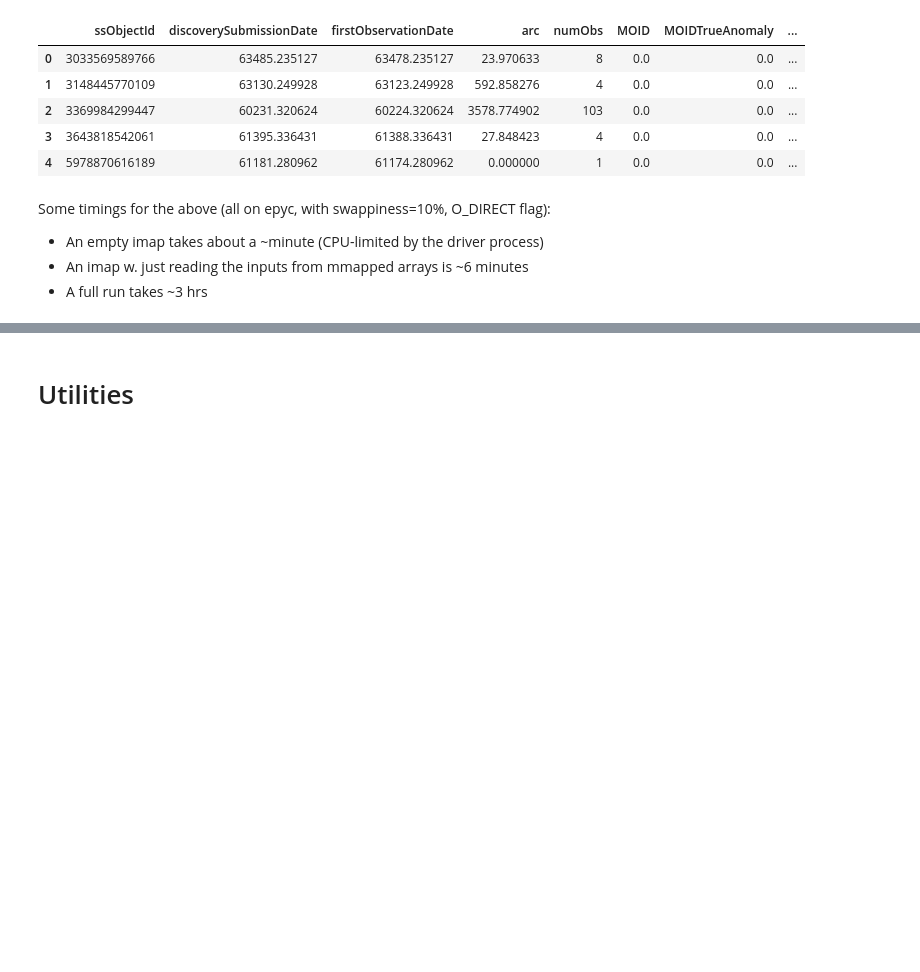
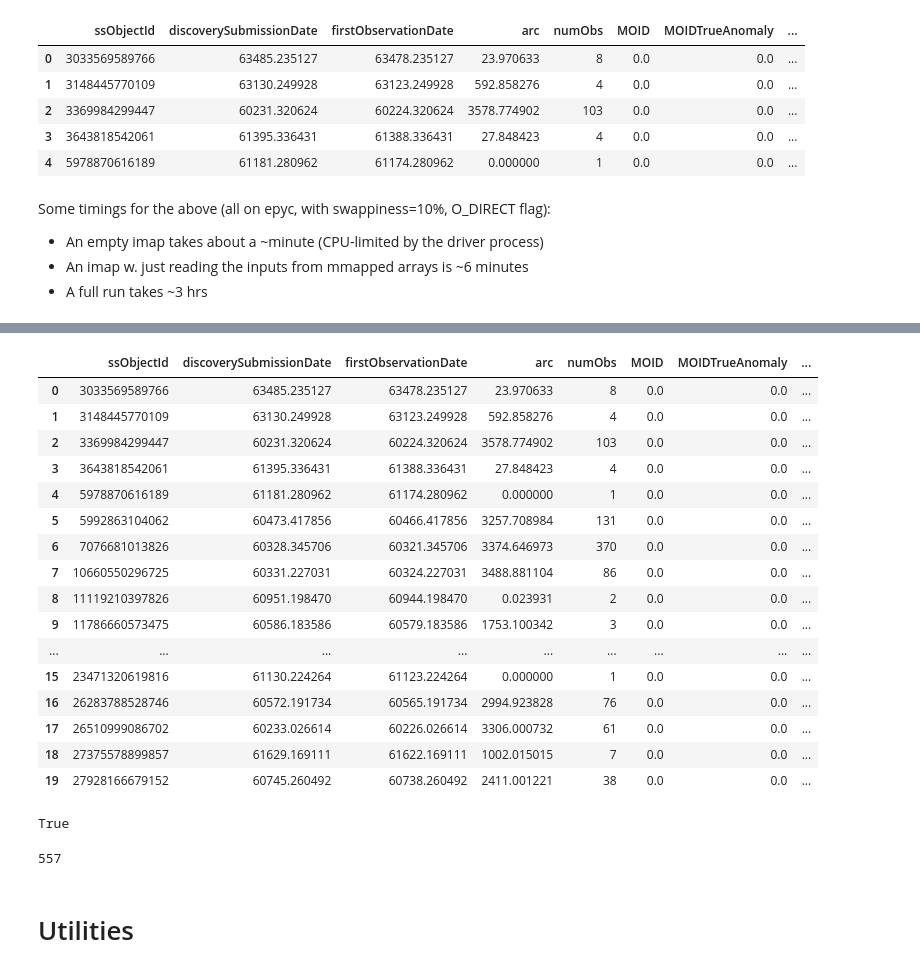
Before and after one commit to mjuric/ssp-ddpp, a Jupyter notebook: daily-data-products-pipeline.ipynb, the cells around one changed output, grey strips where cells are left out. Cells and saved outputs as stored; diff of their text form; code cells hidden in the pictures; blank space fills up the shorter version.

```diff
--- a/daily-data-products-pipeline.ipynb
+++ b/daily-data-products-pipeline.ipynb
@@ -966,3 +1603,32 @@ Some timings for the above (all on epyc, with swappiness=10%, O_DIRECT flag):
+# %%
+pd.DataFrame(obj[:20])
+# %% [output]
+|  | ssObjectId | discoverySubmissionDate | firstObservationDate | arc | numObs | MOID | MOIDTrueAnomaly | ... |
+| 0 | 3033569589766 | 63485.235127 | 63478.235127 | 23.970633 | 8 | 0.0 | 0.0 | ... |
+| 1 | 3148445770109 | 63130.249928 | 63123.249928 | 592.858276 | 4 | 0.0 | 0.0 | ... |
+| 2 | 3369984299447 | 60231.320624 | 60224.320624 | 3578.774902 | 103 | 0.0 | 0.0 | ... |
+| 3 | 3643818542061 | 61395.336431 | 61388.336431 | 27.848423 | 4 | 0.0 | 0.0 | ... |
+| 4 | 5978870616189 | 61181.280962 | 61174.280962 | 0.000000 | 1 | 0.0 | 0.0 | ... |
+| 5 | 5992863104062 | 60473.417856 | 60466.417856 | 3257.708984 | 131 | 0.0 | 0.0 | ... |
+| 6 | 7076681013826 | 60328.345706 | 60321.345706 | 3374.646973 | 370 | 0.0 | 0.0 | ... |
+| 7 | 10660550296725 | 60331.227031 | 60324.227031 | 3488.881104 | 86 | 0.0 | 0.0 | ... |
+| 8 | 11119210397826 | 60951.198470 | 60944.198470 | 0.023931 | 2 | 0.0 | 0.0 | ... |
+| 9 | 11786660573475 | 60586.183586 | 60579.183586 | 1753.100342 | 3 | 0.0 | 0.0 | ... |
+| ... | ... | ... | ... | ... | ... | ... | ... | ... |
+| 15 | 23471320619816 | 61130.224264 | 61123.224264 | 0.000000 | 1 | 0.0 | 0.0 | ... |
+| 16 | 26283788528746 | 60572.191734 | 60565.191734 | 2994.923828 | 76 | 0.0 | 0.0 | ... |
+| 17 | 26510999086702 | 60233.026614 | 60226.026614 | 3306.000732 | 61 | 0.0 | 0.0 | ... |
+| 18 | 27375578899857 | 61629.169111 | 61622.169111 | 1002.015015 | 7 | 0.0 | 0.0 | ... |
+| 19 | 27928166679152 | 60745.260492 | 60738.260492 | 2411.001221 | 38 | 0.0 | 0.0 | ... |
+# %%
+np.all(disc == discFull)
+# %% [output]
+True
+# %%
+#discFull = disc
+print((discFull != -1).sum())
+# %% [output]
+557
 # %% [markdown]
 # Utilities
 # %% [markdown]
```
Also changed, not shown: parts of 35 cells of this notebook.
